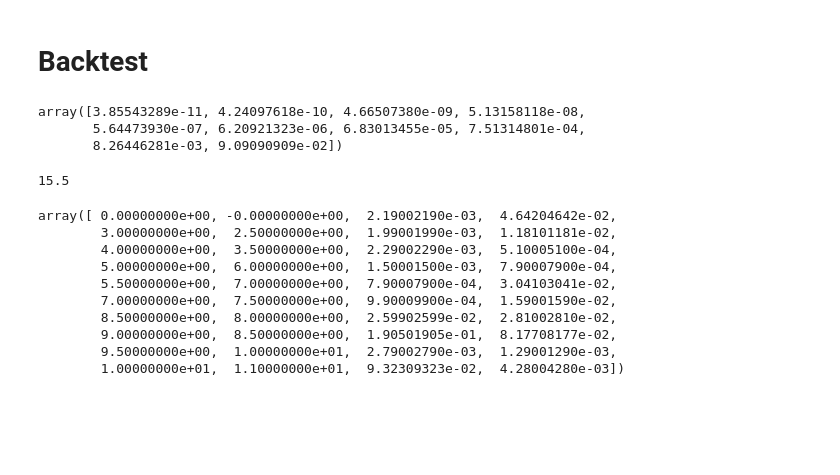
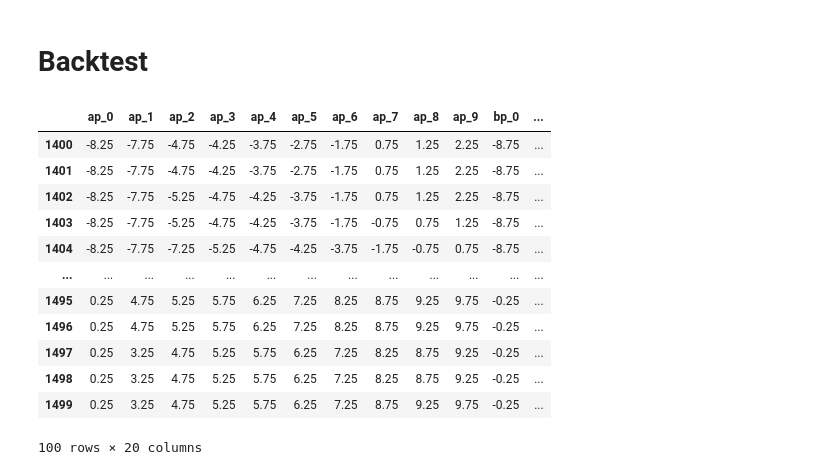
Before and after one commit to starovoitovs/deribot, a Jupyter notebook: backtest.ipynb, the cells around one changed output. Cells and saved outputs as stored; diff of their text form; code cells hidden in the pictures; blank space fills up the shorter version.

```diff
--- a/backtest.ipynb
+++ b/backtest.ipynb
@@ -75,12 +79,16 @@ COM = 10
 GAMMA = 20
 
 # features
-FEATURES = ['bid_diff_feature_1', 'ask_diff_feature_1']
+FEATURES = ['timestamp_diff']
+
+DEPTH = 20
+
+MODEL = '20210714_000000'
 # %%
-apcs = [f'ap_{i}' for i in range(10)]
-avcs = [f'av_{i}' for i in range(10)]
-bpcs = [f'bp_{i}' for i in range(10)]
-bvcs = [f'bv_{i}' for i in range(10)]
+apcs = [f'ap_{i}' for i in range(DEPTH)]
+avcs = [f'av_{i}' for i in range(DEPTH)]
+bpcs = [f'bp_{i}' for i in range(DEPTH)]
+bvcs = [f'bv_{i}' for i in range(DEPTH)]
 
 keys = [x for items in zip(apcs, bpcs, avcs, bvcs) for x in items]
 # %% [markdown]
@@ -129,29 +133,6 @@ def integrate(df, strategy_column='strategy', bid_column='best_bid_price', ask_c
     retval_df['pnl'] = pnl
 
     return retval_df
-# %%
-((1 / (1 + 10)) ** (1+np.arange(10)))[::-1]
-# %% [output]
-array([3.85543289e-11, 4.24097618e-10, 4.66507380e-09, 5.13158118e-08,
-       5.64473930e-07, 6.20921323e-06, 6.83013455e-05, 7.51314801e-04,
-       8.26446281e-03, 9.09090909e-02])
-# %%
-31000 * 0.0005
-# %% [output]
-15.5
-# %%
-X1[0, 0, :, 0]
-# %% [output]
-array([ 0.00000000e+00, -0.00000000e+00,  2.19002190e-03,  4.64204642e-02,
-        3.00000000e+00,  2.50000000e+00,  1.99001990e-03,  1.18101181e-02,
-        4.00000000e+00,  3.50000000e+00,  2.29002290e-03,  5.10005100e-04,
-        5.00000000e+00,  6.00000000e+00,  1.50001500e-03,  7.90007900e-04,
-        5.50000000e+00,  7.00000000e+00,  7.90007900e-04,  3.04103041e-02,
-        7.00000000e+00,  7.50000000e+00,  9.90009900e-04,  1.59001590e-02,
-        8.50000000e+00,  8.00000000e+00,  2.59902599e-02,  2.81002810e-02,
-        9.00000000e+00,  8.50000000e+00,  1.90501905e-01,  8.17708177e-02,
-        9.50000000e+00,  1.00000000e+01,  2.79002790e-03,  1.29001290e-03,
-        1.00000000e+01,  1.10000000e+01,  9.32309323e-02,  4.28004280e-03])
 # %%
 def create_strategy(df, gamma=1, com=10):
 
@@ -175,5 +160,24 @@ def create_strategy(df, gamma=1, com=10):
 
     return retval_df
+# %%
+dfx = pd.read_csv('_input/data/20210712_000000.csv')[1400:1500]
+bid, ask = dfx.iloc[-1][['best_bid_price', 'best_ask_price']]
+mid_price = (bid + ask) / 2
+dfx.loc[:, apcs + bpcs] = dfx.loc[:, apcs + bpcs].sub(mid_price)
+# %% [output]
+|  | ap_0 | ap_1 | ap_2 | ap_3 | ap_4 | ap_5 | ap_6 | ap_7 | ap_8 | ap_9 | bp_0 | ... |
+| 1400 | -8.25 | -7.75 | -4.75 | -4.25 | -3.75 | -2.75 | -1.75 | 0.75 | 1.25 | 2.25 | -8.75 | ... |
+| 1401 | -8.25 | -7.75 | -4.75 | -4.25 | -3.75 | -2.75 | -1.75 | 0.75 | 1.25 | 2.25 | -8.75 | ... |
+| 1402 | -8.25 | -7.75 | -5.25 | -4.75 | -4.25 | -3.75 | -1.75 | 0.75 | 1.25 | 2.25 | -8.75 | ... |
+| 1403 | -8.25 | -7.75 | -5.25 | -4.75 | -4.25 | -3.75 | -1.75 | -0.75 | 0.75 | 1.25 | -8.75 | ... |
+| 1404 | -8.25 | -7.75 | -7.25 | -5.25 | -4.75 | -4.25 | -3.75 | -1.75 | -0.75 | 0.75 | -8.75 | ... |
+| ... | ... | ... | ... | ... | ... | ... | ... | ... | ... | ... | ... | ... |
+| 1495 | 0.25 | 4.75 | 5.25 | 5.75 | 6.25 | 7.25 | 8.25 | 8.75 | 9.25 | 9.75 | -0.25 | ... |
+| 1496 | 0.25 | 4.75 | 5.25 | 5.75 | 6.25 | 7.25 | 8.25 | 8.75 | 9.25 | 9.75 | -0.25 | ... |
+| 1497 | 0.25 | 3.25 | 4.75 | 5.25 | 5.75 | 6.25 | 7.25 | 8.25 | 8.75 | 9.25 | -0.25 | ... |
+| 1498 | 0.25 | 3.25 | 4.75 | 5.25 | 5.75 | 6.25 | 7.25 | 8.25 | 8.75 | 9.25 | -0.25 | ... |
+| 1499 | 0.25 | 3.25 | 4.75 | 5.25 | 5.75 | 6.25 | 7.25 | 8.75 | 9.25 | 9.75 | -0.25 | ... |
+100 rows × 20 columns
 # %%
 # load backtest dataset
 df = pd.read_csv('_input/data/20210712_000000.csv')
```
Also changed, not shown: parts of 8 cells of this notebook, 7 other files.
